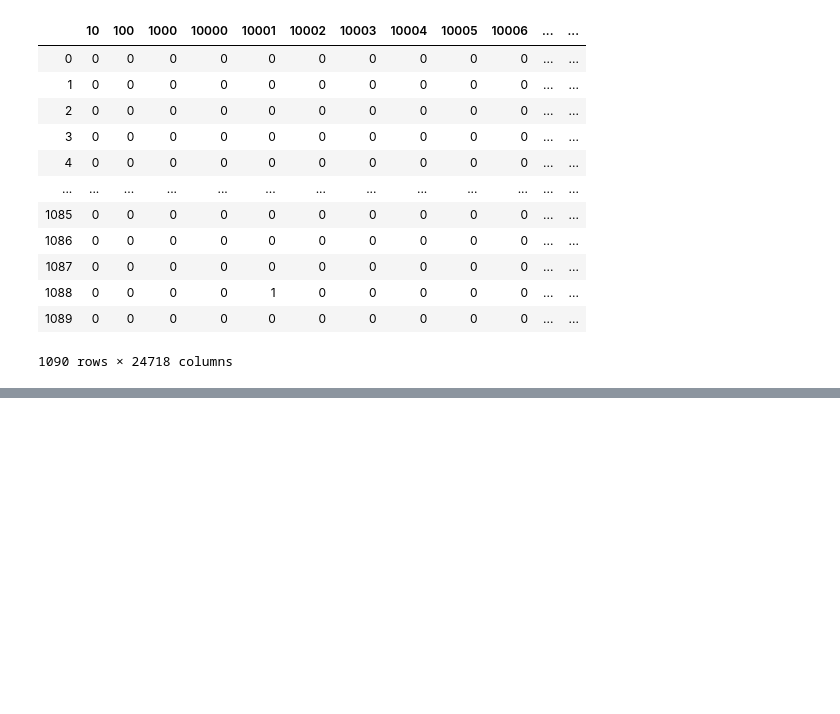
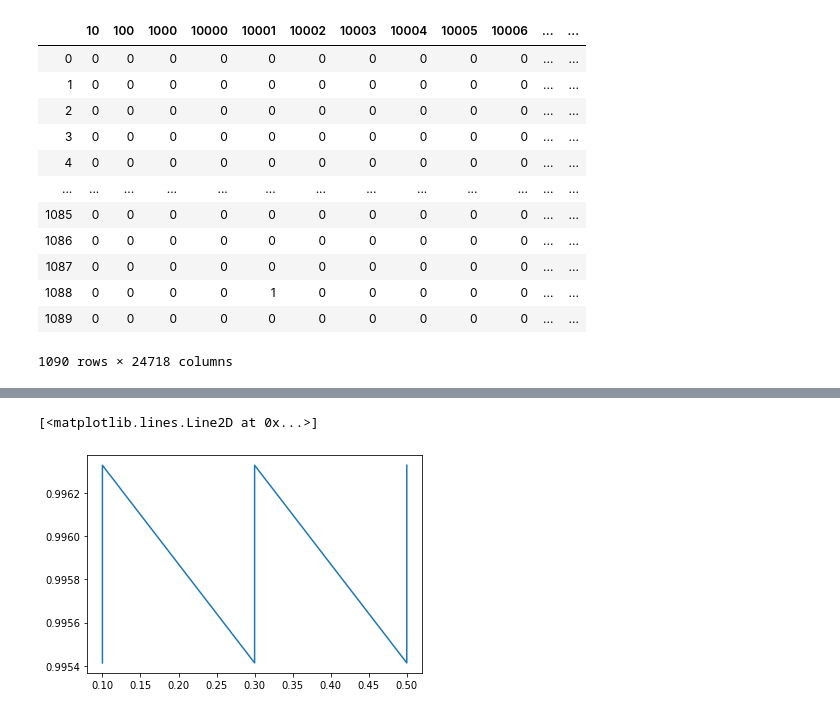
Before and after one commit to AnneKsatn/IS-ML-2020, a Jupyter notebook: Bayes/main.ipynb, the cells around one changed output, grey strips where cells are left out. Drawn from its saved outputs; the diff is of its cells as text; code cells hidden in the pictures; blank space fills up the shorter version.

```diff
--- a/Bayes/main.ipynb
+++ b/Bayes/main.ipynb
@@ -56,6 +61,6 @@ pd.DataFrame(X_transformed, columns = CountVectorizer().fit(X).get_feature_names
 1090 rows × 24718 columns
 # %%
 fog_gc = []
-# %%
-tmp_alpha1 = np
+# %%
+tmp = np.array([0.1, 0.3, 0.5, 0.2, 0.6])
 # %%
@@ -90,0 +105,14 @@ print(confusion_matrix(Y, clf1.fit(X_transformed, Y).predict(X_transformed)))
+# %%
+scores = []
+alpha = []
+
+for i in fog_gc:
+    clf = BernoulliNB(alpha=1e-07, class_prior=i)
+    clf = clf.fit(X_transformed, Y)
+    scores.append(accuracy_score(Y, clf.predict(X_transformed)))
+    alpha.append(i[0])
+
+plt.plot(alpha, scores)
+# %% [output]
+[<matplotlib.lines.Line2D at 0x...>]
+[figure, added]
```
Also changed, not shown: parts of 9 cells of this notebook.
